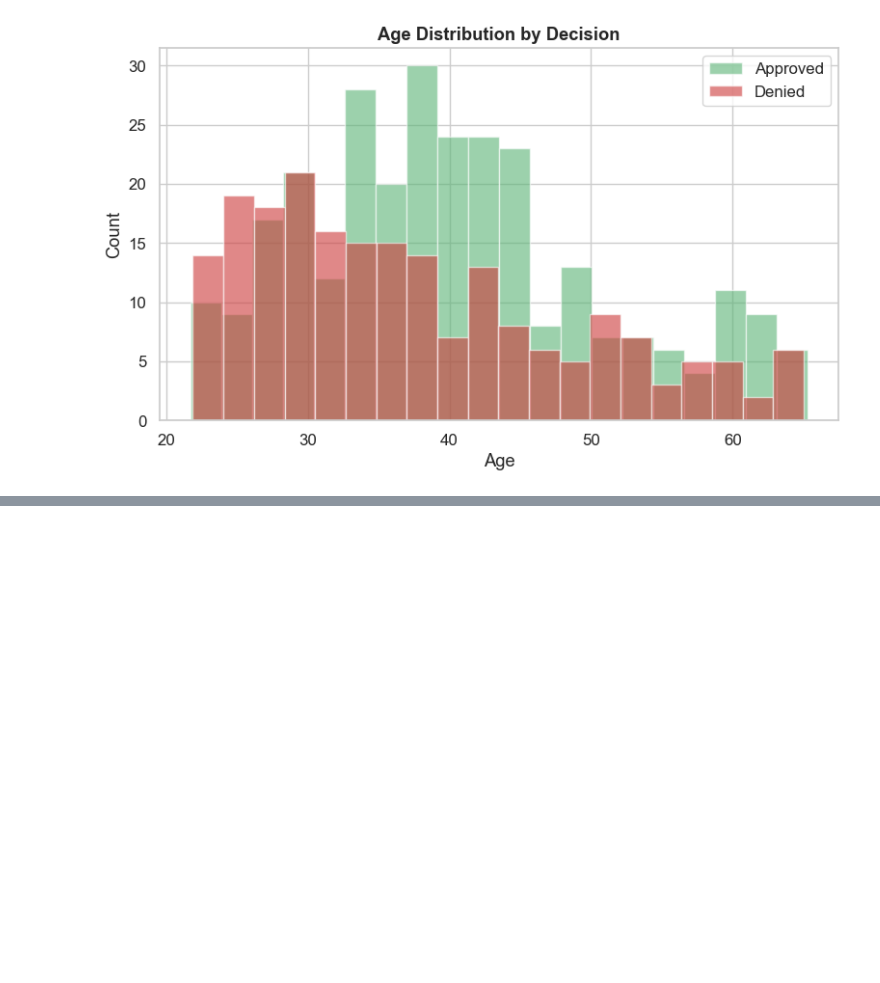
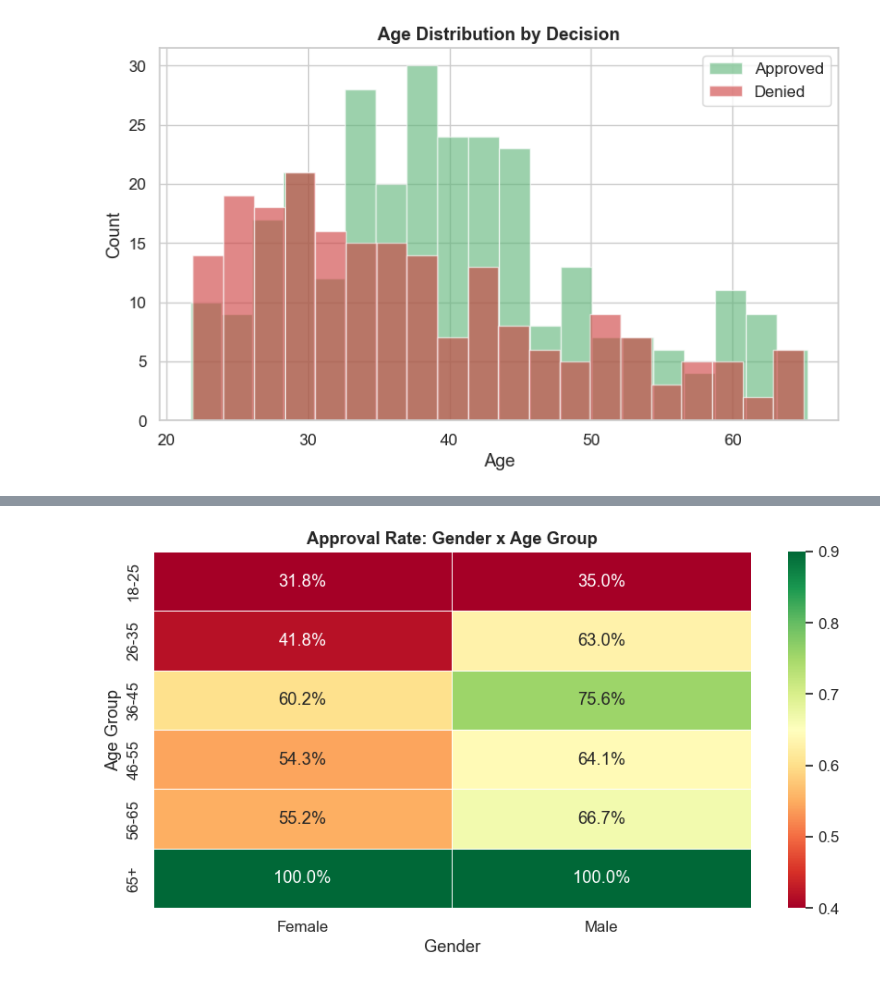
Before and after one commit to selin71414/dego-project-team9, a Jupyter notebook: notebooks/02-bias-analysis.ipynb, the cells around one changed output, grey strips where cells are left out. Cells and saved outputs as stored; diff of their text form; code cells hidden in the pictures; blank space fills up the shorter version.

```diff
--- a/notebooks/02-bias-analysis.ipynb
+++ b/notebooks/02-bias-analysis.ipynb
@@ -252,0 +369,9 @@ plt.show()
+# %%
+# Approval rate matrix: gender × age group
+df_int = df_age[df_age['gender'].isin(['Male','Female'])].copy()
+interaction = (df_int.groupby(['gender', 'age_group'], observed=True)['loan_approved'].agg(n='count', rate='mean')
+    .reset_index()
+)
+pivot = interaction.pivot(index='age_group', columns='gender', values='rate')
+print('Approval rate pivot — gender x age group:')
+print(pivot.applymap(lambda x: f'{x:.1%}'))
@@ -252,0 +388,13 @@ plt.show()
+# %%
+# Heatmap: gender × age group
+fig, ax = plt.subplots(figsize=(9, 5))
+
+sns.heatmap(pivot, annot=True, fmt='.1%', cmap='RdYlGn', vmin=0.4, vmax=0.9, linewidths=0.5, ax=ax)
+
+ax.set_title('Approval Rate: Gender x Age Group', fontweight='bold')
+ax.set_xlabel('Gender')
+ax.set_ylabel('Age Group')
+plt.tight_layout()
+plt.show()
+# %% [output]
+[figure, added]
```
Also changed, not shown: parts of 18 cells of this notebook.
